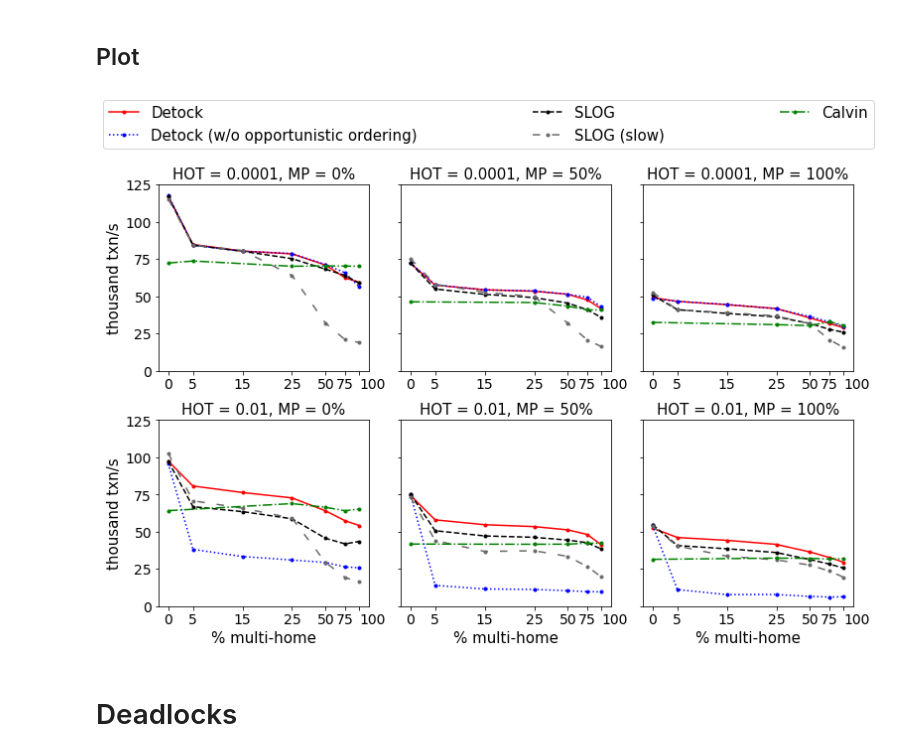
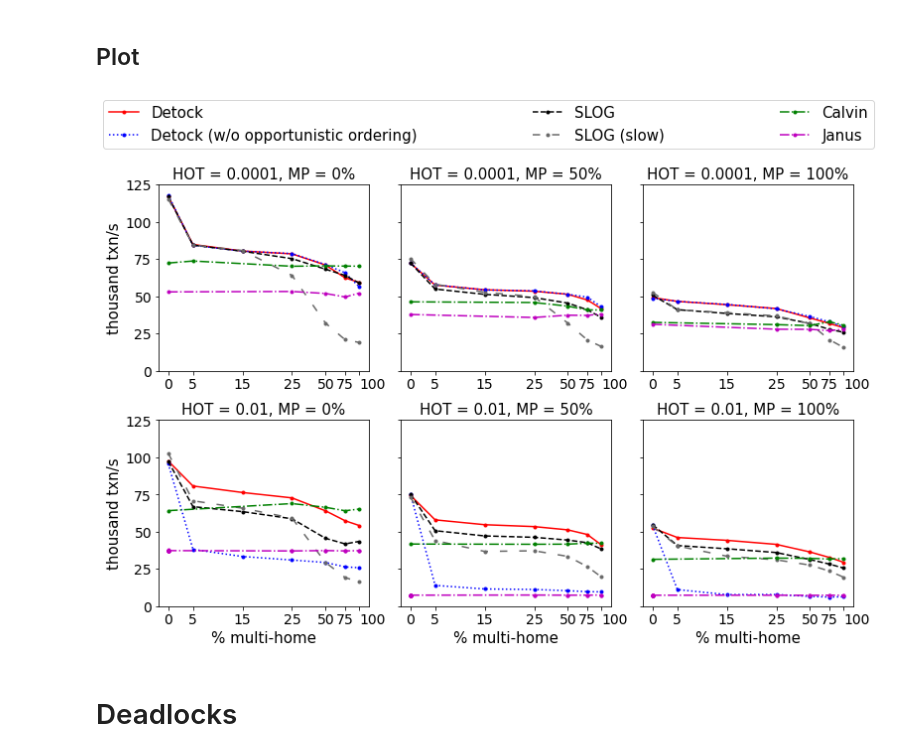
Before and after one commit to umd-dslam/DetockAnalysis, a Jupyter notebook: 1-Microbenchmark.ipynb, the cells around one changed output. Cells and saved outputs as stored; diff of their text form; code cells hidden in the pictures.

```diff
--- a/1-Microbenchmark.ipynb
+++ b/1-Microbenchmark.ipynb
@@ -24,6 +13,7 @@ To adjust logging level use sc.setLogLevel(newLevel). For SparkR, use setLogLeve
 %autoreload 2
 
 import numpy as np
+import matplotlib
 import matplotlib.pyplot as plt
 import multiprocessing.pool
 import pandas as pd
@@ -43,6 +33,8 @@ plt.rc('axes', labelsize=15, titlesize=15)
 plt.rc('xtick', labelsize=14)
 plt.rc('ytick', labelsize=14)
 plt.rc('legend', fontsize=15)
+matplotlib.rcParams['pdf.fonttype'] = 42
+matplotlib.rcParams['ps.fonttype'] = 42
 # %% [markdown]
 # Throughput
 # %%
@@ -135,6 +126,7 @@ configs = [
     "baseline.conf",
     "baselinex.conf",
     "calvin.conf",
+    "janus.conf"
 ]
 
 mp_pcts = sorted(throughput_df["wl:mp"].unique())
@@ -149,9 +141,10 @@ config_to_label = {
     'ddr_only.conf': 'Detock (w/o opportunistic ordering)',
     'ddr_ts.conf': 'Detock',
     "calvin.conf": 'Calvin',
+    "janus.conf": 'Janus',
 }
 
-pc = cycler(linestyle=['-', ':', '--', (0, (5, 8)), '-.']) + cycler(color=["red", "blue", "k", "dimgray", "g"])
+pc = cycler(linestyle=['-', ':', '--', (0, (5, 8)), '-.', '-.']) + cycler(color=["red", "blue", "k", "dimgray", "g", "m"])
 for ax_r in axes:
     for ax in ax_r:
         ax.set_prop_cycle(pc)
@@ -175,35 +168,35 @@ for config in configs:
                 y="throughput2",
                 label=label,
                 marker='.',
                 legend=False,
             )
             axes[r, c].set_title(f"HOT = {1/hot}, MP = {mp_pct}%")
             axes[r, c].set_ylabel("thousand txn/s")
             axes[r, c].set_xticks(mh_pcts)
             axes[r, c].set_xscale("symlog", linthresh=25)
             axes[r, c].set_ylim(0, 125)
             axes[r, c].set_xticks([0, 5, 15, 25, 50, 75, 100])
             axes[r, c].set_xticklabels([0, 5, 15, 25, 50, 75, 100], rotation=0)
 
             # Realign the tick labels
             tick_label_100 = axes[r, c].xaxis.get_majorticklabels()[-1]
             tick_label_100.set_horizontalalignment("left")
 
             axes[r, c].minorticks_off()
             # axes[r, c].grid(axis='y')
             if r == len(hots) - 1:
                 axes[r, c].set_xlabel("% multi-home")
             else:
                 axes[r, c].set_xlabel(None)
 
 
 fig.tight_layout()
 fig.legend(bbox_to_anchor=(0, 1, 1, 0), loc='lower left', mode='expand', ncol=3)
 
 fig.savefig('output/micro-throughput.pdf', bbox_inches='tight')
-fig.savefig('output/micro-throughput.png', bbox_inches='tight')
+fig.savefig('output/micro-throughput.jpg', bbox_inches='tight')
 # %% [output]
-[figure, old version]
+[figure, new version]
 # %% [markdown]
 # Deadlocks
 # %%
```
Also changed, not shown: parts of 9 cells of this notebook, 20 other files.
